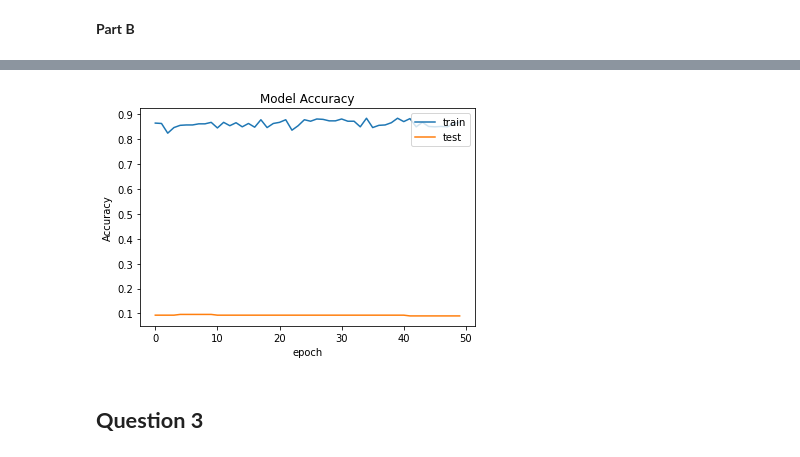
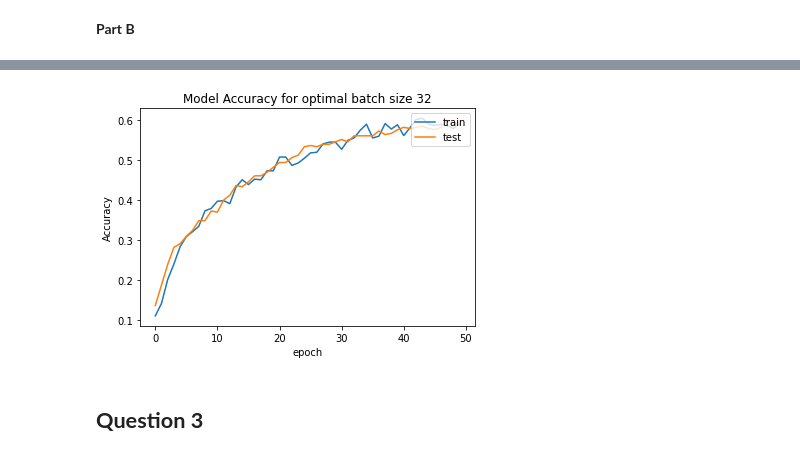
Before and after one commit to kirath2205/Neural-Network-Assignment-1, a Jupyter notebook: start_1a_Final.ipynb, the cells around one changed output, grey strips where cells are left out. Drawn from its saved outputs; the diff is of its cells as text; code cells hidden in the pictures.

```diff
--- a/start_1a_Final.ipynb
+++ b/start_1a_Final.ipynb
@@ -189,11 +191,12 @@ history = {}
 
 k_fold = 1
 
-for train_index, test_index in kf.split(X):
-    X_train, X_test = X[train_index], X[test_index]
-    y_train, y_test = y[train_index], y[test_index]
+for train_index, val_index in kf.split(X_train):
+    X_training, X_val = X_train[train_index], X_train[val_index]
+    y_training, y_val = y_train[train_index], y_train[val_index]
     for batch_size in batch_sizes:
-        model = build_model(total_classes = 10, input_shape = X_train[0].shape, number_of_hidden_neurons = 16)
-        history[(k_fold,batch_size)] = train_model(model=model,epochs=50,X_train=X_train,y_train=y_train,X_test=X_test,y_test=y_test,batch_size=batch_size)
+        print('Model for batch size: '+str(batch_size)+" and k_fold: "+str(k_fold))
+        model = build_model(total_classes = 10, input_shape = X_training[0].shape, number_of_hidden_neurons = 16)
+        history[(k_fold,batch_size)] = train_model(model,50,X_training,y_training,X_val,y_val,batch_size=batch_size,callbacks=[])
     k_fold+=1
 # %% [output]
@@ -329,22 +306,24 @@ plt.show()
 **Part B**
 # %%
 kf = KFold(n_splits=3)
-
+tf.keras.backend.clear_session()
 batch_sizes = [1,4,8,16,32,64]
 epoch_times = {}
 history = {}
 
 
-for batch_size in batch_sizes:
-    epoch_times[batch_size] = []
+k_fold = 1
 
-for train_index, test_index in kf.split(X):
-    X_train, X_test = X[train_index], X[test_index]
-    y_train, y_test = y[train_index], y[test_index]
-
+for train_index, val_index in kf.split(X_train):
+    X_training, X_val = X_train[train_index], X_train[val_index]
+    y_training, y_val = y_train[train_index], y_train[val_index]
     for batch_size in batch_sizes:
         time_callback = TimeHistory()
-        history = train_model(model,1,X_train,y_train,X_test,y_test,batch_size=batch_size,callbacks=[time_callback])
+        tf.keras.backend.clear_session()
+        model = build_model(total_classes = 10, input_shape = X_training[0].shape, number_of_hidden_neurons = 16)
+        history = train_model(model,50,X_training,y_training,X_val,y_val,batch_size=batch_size,callbacks=[time_callback])
+        epoch_times[(k_fold,batch_size)] = []
         for callback_time in time_callback.times:
-            epoch_times[batch_size].append(callback_time)
+            epoch_times[(k_fold,batch_size)].append(callback_time)
+    k_fold+=1
 # %% [output]
@@ -406,0 +382,2 @@ Epoch 50/50
+# %%
+optimal_batch_size = 32
@@ -406,0 +386,3 @@ Epoch 50/50
+# %%
+model_2e = build_model(10,X_train[0].shape,dropout_probability=0.3,optimizer='adam', number_of_hidden_neurons=16, number_of_hidden_layers = 1, include_dropout=True)
+history = train_model(model_2e,50,X_train,y_train,X_test,y_test,batch_size=optimal_batch_size)
@@ -407,13 +407,13 @@ Epoch 50/50
 # %%
 plt.plot(history.history['accuracy'])
 plt.plot(history.history['val_accuracy'])
-plt.title('Model Accuracy')
+plt.title('Model Accuracy for optimal batch size '+str(optimal_batch_size))
 plt.ylabel('Accuracy')
 plt.xlabel('epoch')
 plt.legend(['train', 'test'], loc='upper right')
 plt.show()
 # %% [output]
-[figure, old version]
+[figure, new version]
 # %% [markdown]
 ## **Question 3**
 # %% [markdown]
```
Also changed, not shown: parts of 35 cells of this notebook.
